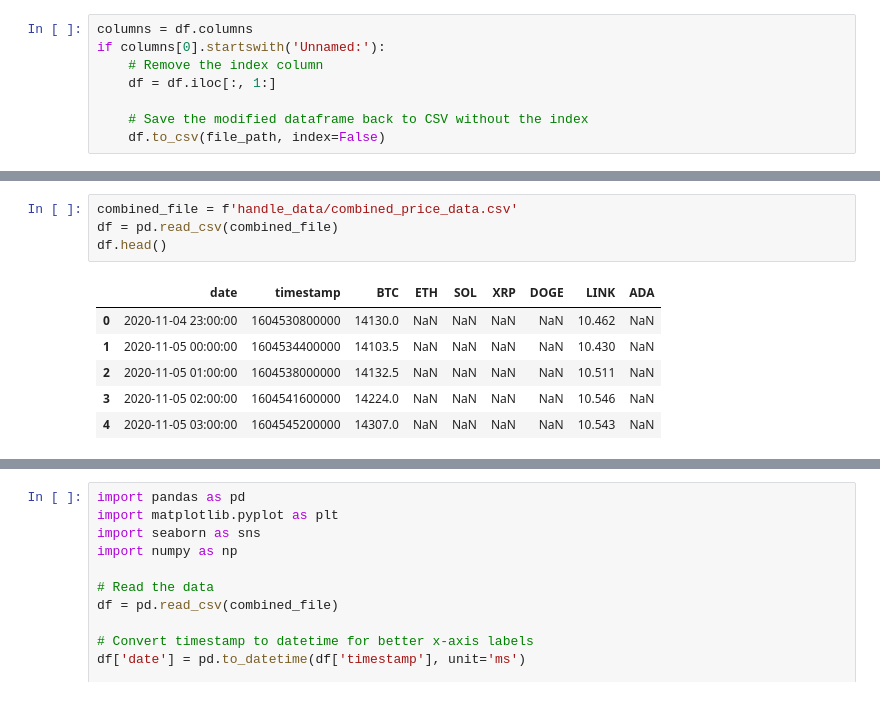
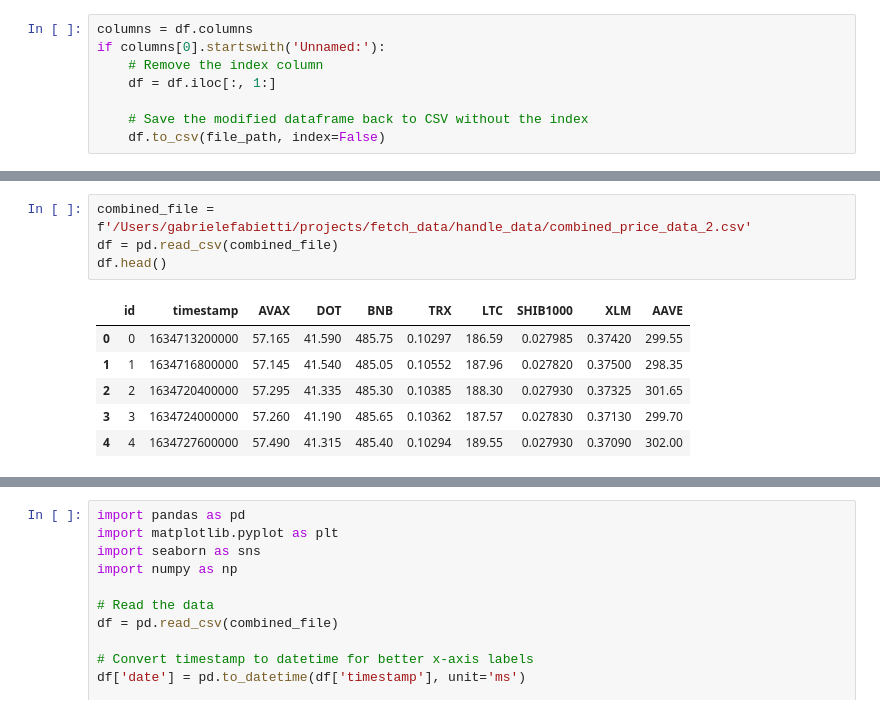
Before and after one commit to gabrielee5/fetch_bybit_data, a Jupyter notebook: jupyter-jobs/work_on_data.ipynb, the cells around one changed output, grey strips where cells are left out. Saved outputs shown, nothing was run; the diff lists cells and outputs as text.

```diff
--- a/code/work_on_data.ipynb
+++ b/jupyter-jobs/work_on_data.ipynb
@@ -178,14 +175,14 @@ Missing values per cryptocurrency:
 # %%
-combined_file = f'handle_data/combined_price_data.csv'
+combined_file = f'/Users/gabrielefabietti/projects/fetch_data/handle_data/combined_price_data_2.csv'
 df = pd.read_csv(combined_file)
 df.head()
 # %% [output]
-|  | date | timestamp | BTC | ETH | SOL | XRP | DOGE | LINK | ADA |
-| 0 | 2020-11-04 23:00:00 | 1604530800000 | 14130.0 | NaN | NaN | NaN | NaN | 10.462 | NaN |
-| 1 | 2020-11-05 00:00:00 | 1604534400000 | 14103.5 | NaN | NaN | NaN | NaN | 10.430 | NaN |
-| 2 | 2020-11-05 01:00:00 | 1604538000000 | 14132.5 | NaN | NaN | NaN | NaN | 10.511 | NaN |
-| 3 | 2020-11-05 02:00:00 | 1604541600000 | 14224.0 | NaN | NaN | NaN | NaN | 10.546 | NaN |
-| 4 | 2020-11-05 03:00:00 | 1604545200000 | 14307.0 | NaN | NaN | NaN | NaN | 10.543 | NaN |
+|  | id | timestamp | AVAX | DOT | BNB | TRX | LTC | SHIB1000 | XLM | AAVE |
+| 0 | 0 | 1634713200000 | 57.165 | 41.590 | 485.75 | 0.10297 | 186.59 | 0.027985 | 0.37420 | 299.55 |
+| 1 | 1 | 1634716800000 | 57.145 | 41.540 | 485.05 | 0.10552 | 187.96 | 0.027820 | 0.37500 | 298.35 |
+| 2 | 2 | 1634720400000 | 57.295 | 41.335 | 485.30 | 0.10385 | 188.30 | 0.027930 | 0.37325 | 301.65 |
+| 3 | 3 | 1634724000000 | 57.260 | 41.190 | 485.65 | 0.10362 | 187.57 | 0.027830 | 0.37130 | 299.70 |
+| 4 | 4 | 1634727600000 | 57.490 | 41.315 | 485.40 | 0.10294 | 189.55 | 0.027930 | 0.37090 | 302.00 |
 # %%
 # Read the combined CSV file
 df = pd.read_csv(combined_file)
```
Also changed, not shown: parts of 15 cells of this notebook, 3 other files.
